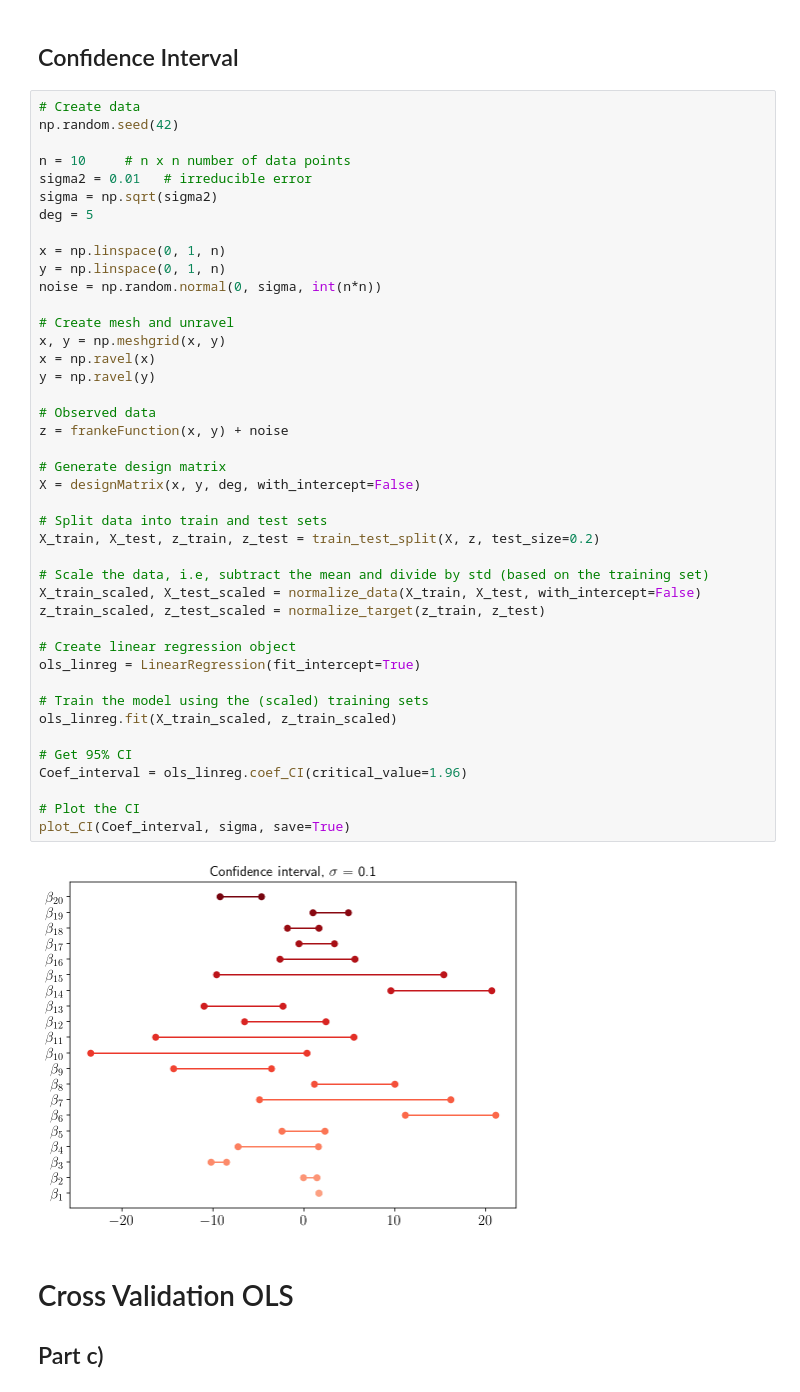
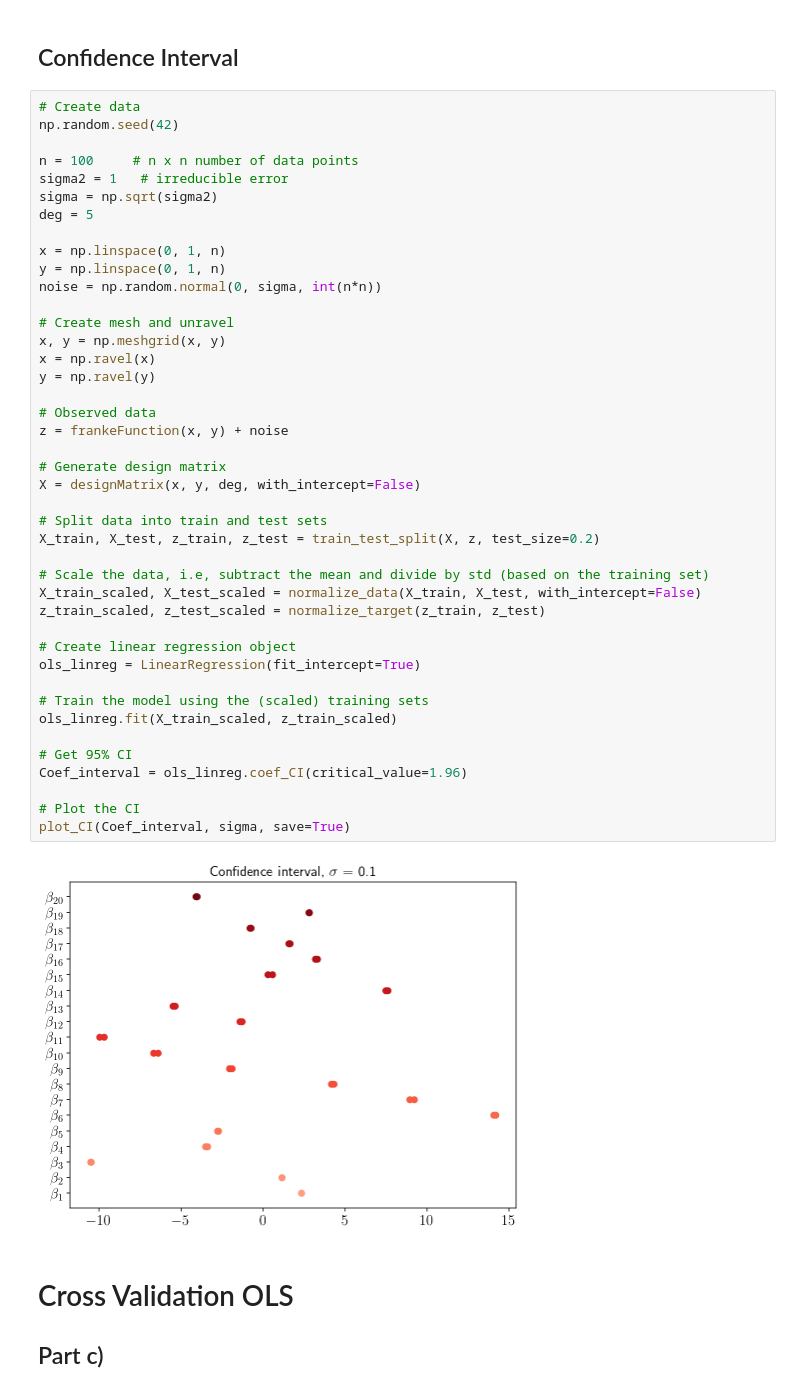
Before and after one commit to erikasan/fys-stk, a Jupyter notebook: project1/fysstk_p1_with_mylearn_oda.ipynb, the cells around one changed output. Cells and saved outputs as stored; diff of their text form.

Commit message:
CI plots

```diff
--- a/project1/fysstk_p1_with_mylearn_oda.ipynb
+++ b/project1/fysstk_p1_with_mylearn_oda.ipynb
@@ -298,8 +298,8 @@ fig.savefig(fig_path("bias_variance_ols.png"), dpi=300, transparent=True)
 # Create data
 np.random.seed(42)
 
-n = 10     # n x n number of data points
-sigma2 = 0.01   # irreducible error
+n = 100     # n x n number of data points
+sigma2 = 1   # irreducible error
 sigma = np.sqrt(sigma2)
 deg = 5
 
@@ -310,34 +310,34 @@ noise = np.random.normal(0, sigma, int(n*n))
 # Create mesh and unravel
 x, y = np.meshgrid(x, y)
 x = np.ravel(x)
 y = np.ravel(y)
 
 # Observed data
 z = frankeFunction(x, y) + noise
 
 # Generate design matrix
 X = designMatrix(x, y, deg, with_intercept=False)
 
 # Split data into train and test sets
 X_train, X_test, z_train, z_test = train_test_split(X, z, test_size=0.2)
 
 # Scale the data, i.e, subtract the mean and divide by std (based on the training set)
 X_train_scaled, X_test_scaled = normalize_data(X_train, X_test, with_intercept=False)
 z_train_scaled, z_test_scaled = normalize_target(z_train, z_test)
 
 # Create linear regression object
 ols_linreg = LinearRegression(fit_intercept=True)
 
 # Train the model using the (scaled) training sets
 ols_linreg.fit(X_train_scaled, z_train_scaled)
 
 # Get 95% CI
 Coef_interval = ols_linreg.coef_CI(critical_value=1.96)
 
 # Plot the CI
 plot_CI(Coef_interval, sigma, save=True)
 # %% [output]
-[figure, old version]
+[figure, new version]
 # %% [markdown]
 # Cross Validation OLS
 
```
Also changed, not shown: parts of 3 cells of this notebook, 5 other files.
